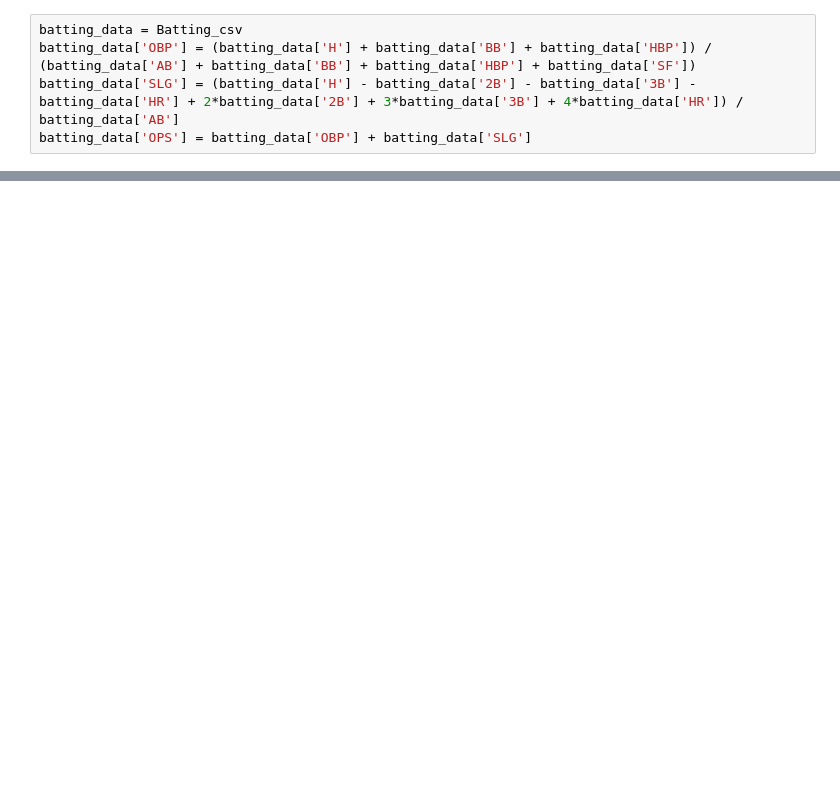
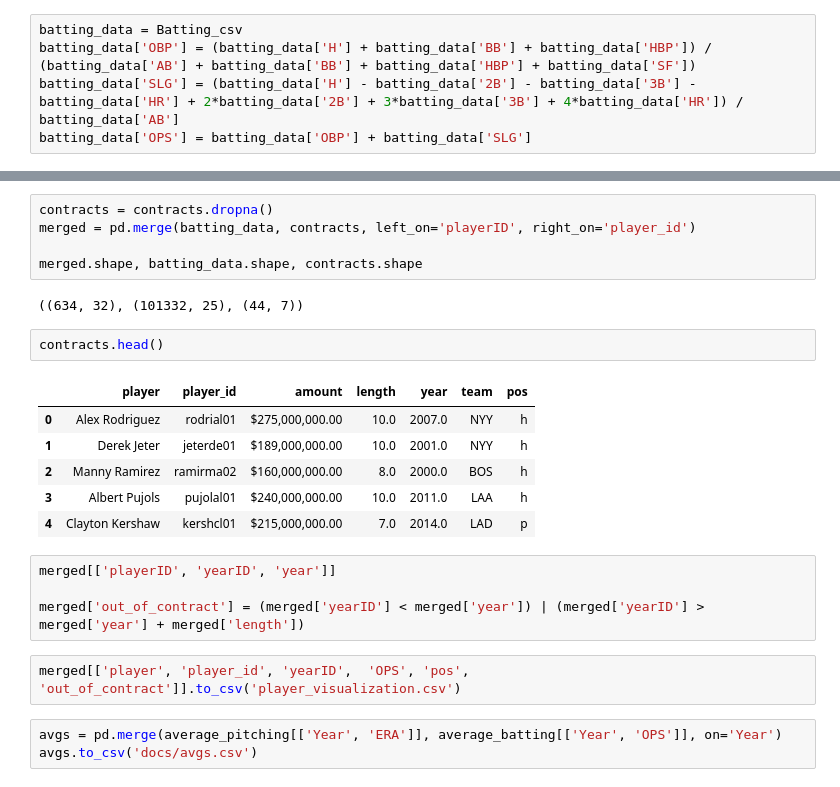
Before and after one commit to CadenParry/Analyzing-MLB-Contracts, a Jupyter notebook: ops_visualization.ipynb, the cells around one changed output, grey strips where cells are left out. Cells and saved outputs as stored; diff of their text form; blank space fills up the shorter version.

```diff
--- a/ops_visualization.ipynb
+++ b/ops_visualization.ipynb
@@ -184,0 +191,25 @@ if(position == 'hitter'):
+# %%
+contracts = contracts.dropna()
+merged = pd.merge(batting_data, contracts, left_on='playerID', right_on='player_id')
+
+merged.shape, batting_data.shape, contracts.shape
+# %% [output]
+((634, 32), (101332, 25), (44, 7))
+# %%
+contracts.head()
+# %% [output]
+|  | player | player_id | amount | length | year | team | pos |
+| 0 | Alex Rodriguez | rodrial01 | $275,000,000.00 | 10.0 | 2007.0 | NYY | h |
+| 1 | Derek Jeter | jeterde01 | $189,000,000.00 | 10.0 | 2001.0 | NYY | h |
+| 2 | Manny Ramirez | ramirma02 | $160,000,000.00 | 8.0 | 2000.0 | BOS | h |
+| 3 | Albert Pujols | pujolal01 | $240,000,000.00 | 10.0 | 2011.0 | LAA | h |
+| 4 | Clayton Kershaw | kershcl01 | $215,000,000.00 | 7.0 | 2014.0 | LAD | p |
+# %%
+merged[['playerID', 'yearID', 'year']]
+
+merged['out_of_contract'] = (merged['yearID'] < merged['year']) | (merged['yearID'] > merged['year'] + merged['length'])
+# %%
+merged[['player', 'player_id', 'yearID',  'OPS', 'pos', 'out_of_contract']].to_csv('player_visualization.csv')
+# %%
+avgs = pd.merge(average_pitching[['Year', 'ERA']], average_batting[['Year', 'OPS']], on='Year')
+avgs.to_csv('docs/avgs.csv')
```
Also changed, not shown: parts of 21 cells of this notebook, 5 other files.
